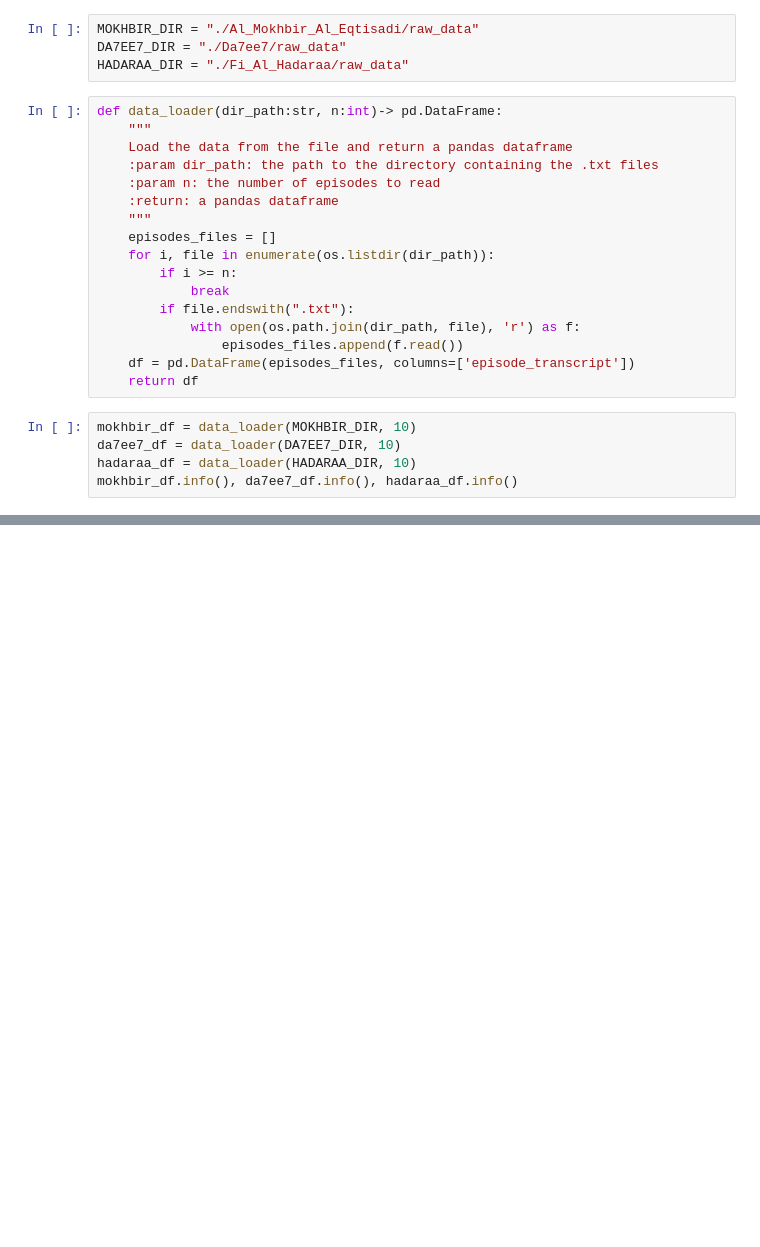
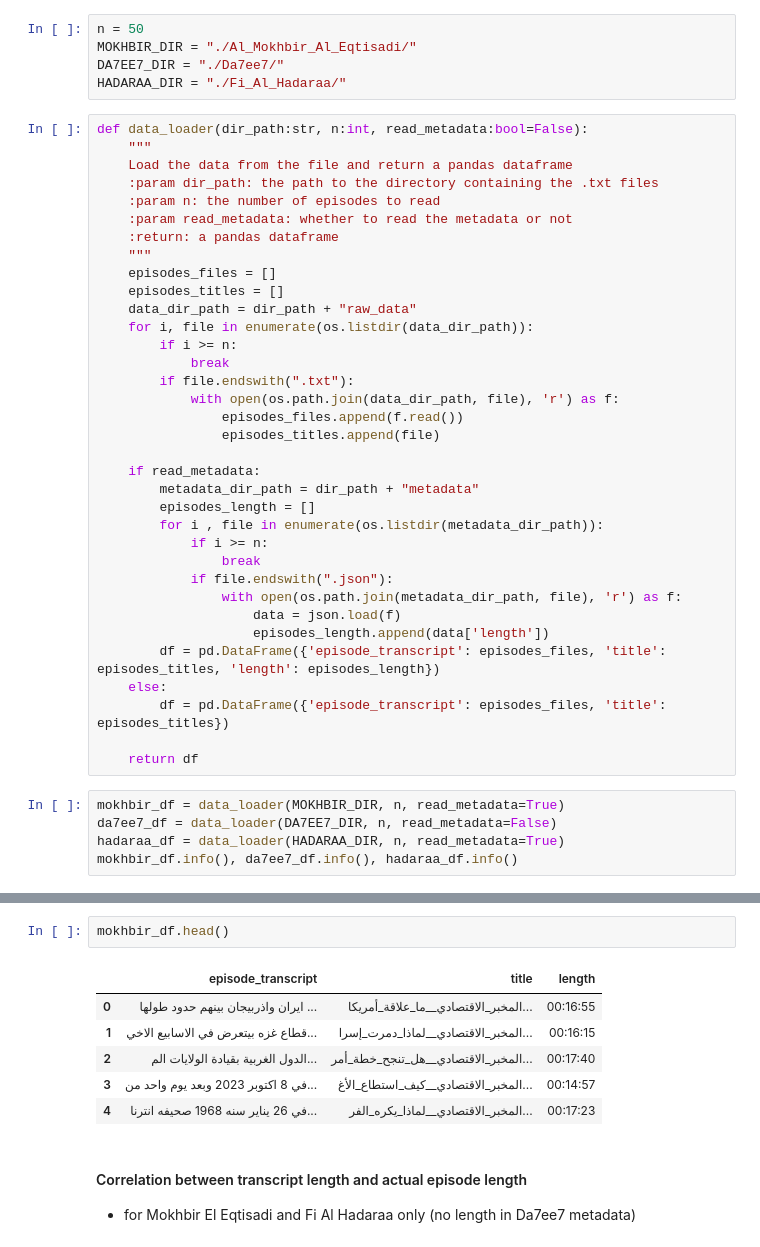
Before and after one commit to OMAR-AHMED-SAAD/NLP_PROJECT_111, a Jupyter notebook: analysis.ipynb, the cells around one changed output, grey strips where cells are left out. Saved outputs shown, nothing was run; the diff lists cells and outputs as text; blank space fills up the shorter version.

```diff
--- a/analysis.ipynb
+++ b/analysis.ipynb
@@ -10,28 +11,47 @@ Load 10 episodes from each channel
 # %%
-MOKHBIR_DIR = "./Al_Mokhbir_Al_Eqtisadi/raw_data"
-DA7EE7_DIR = "./Da7ee7/raw_data"
-HADARAA_DIR = "./Fi_Al_Hadaraa/raw_data"
+n = 50
+MOKHBIR_DIR = "./Al_Mokhbir_Al_Eqtisadi/"
+DA7EE7_DIR = "./Da7ee7/"
+HADARAA_DIR = "./Fi_Al_Hadaraa/"
 # %%
-def data_loader(dir_path:str, n:int)-> pd.DataFrame:
+def data_loader(dir_path:str, n:int, read_metadata:bool=False):
     """
     Load the data from the file and return a pandas dataframe
     :param dir_path: the path to the directory containing the .txt files
     :param n: the number of episodes to read
+    :param read_metadata: whether to read the metadata or not
     :return: a pandas dataframe
     """
     episodes_files = []
-    for i, file in enumerate(os.listdir(dir_path)):
+    episodes_titles = []
+    data_dir_path = dir_path + "raw_data"
+    for i, file in enumerate(os.listdir(data_dir_path)):
         if i >= n:
             break
         if file.endswith(".txt"):
-            with open(os.path.join(dir_path, file), 'r') as f:
+            with open(os.path.join(data_dir_path, file), 'r') as f:
                 episodes_files.append(f.read())
-    df = pd.DataFrame(episodes_files, columns=['episode_transcript'])
+                episodes_titles.append(file)
+
+    if read_metadata:
+        metadata_dir_path = dir_path + "metadata"
+        episodes_length = []
+        for i , file in enumerate(os.listdir(metadata_dir_path)):
+            if i >= n:
+                break
+            if file.endswith(".json"):
+                with open(os.path.join(metadata_dir_path, file), 'r') as f:
+                    data = json.load(f)
+                    episodes_length.append(data['length'])
+        df = pd.DataFrame({'episode_transcript': episodes_files, 'title': episodes_titles, 'length': episodes_length})
+    else:
+        df = pd.DataFrame({'episode_transcript': episodes_files, 'title': episodes_titles})
+
     return df
 # %%
-mokhbir_df = data_loader(MOKHBIR_DIR, 10)
-da7ee7_df = data_loader(DA7EE7_DIR, 10)
-hadaraa_df = data_loader(HADARAA_DIR, 10)
+mokhbir_df = data_loader(MOKHBIR_DIR, n, read_metadata=True)
+da7ee7_df = data_loader(DA7EE7_DIR, n, read_metadata=False)
+hadaraa_df = data_loader(HADARAA_DIR, n, read_metadata=True)
 mokhbir_df.info(), da7ee7_df.info(), hadaraa_df.info()
 # %% [output]
 <class 'pandas.core.frame.DataFrame'>
@@ -54 +74,13 @@ memory usage: 212.0+ bytes
 (None, None, None)
+# %%
+mokhbir_df.head()
+# %% [output]
+|  | episode_transcript | title | length |
+| 0 | ايران واذربيجان بينهم حدود طولها ... | المخبر_الاقتصادي__ما_علاقة_أمريكا... | 00:16:55 |
+| 1 | قطاع غزه بيتعرض في الاسابيع الاخي... | المخبر_الاقتصادي__لماذا_دمرت_إسرا... | 00:16:15 |
+| 2 | الدول الغربية بقيادة الولايات الم... | المخبر_الاقتصادي__هل_تنجح_خطة_أمر... | 00:17:40 |
+| 3 | في 8 اكتوبر 2023 وبعد يوم واحد من... | المخبر_الاقتصادي__كيف_استطاع_الأغ... | 00:14:57 |
+| 4 | في 26 يناير سنه 1968 صحيفه انترنا... | المخبر_الاقتصادي__لماذا_يكره_الفر... | 00:17:23 |
+# %% [markdown]
+#### Correlation between transcript length and actual episode length
+- for Mokhbir El Eqtisadi and Fi Al Hadaraa only (no length in Da7ee7 metadata)
```
Also changed, not shown: parts of 26 cells of this notebook.
